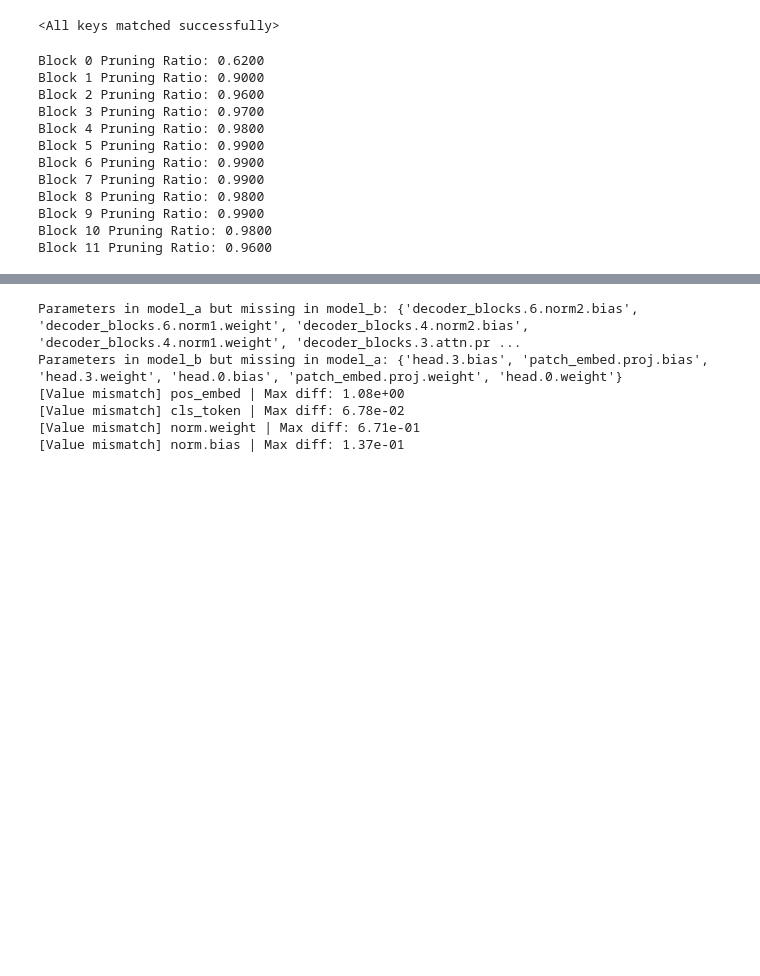
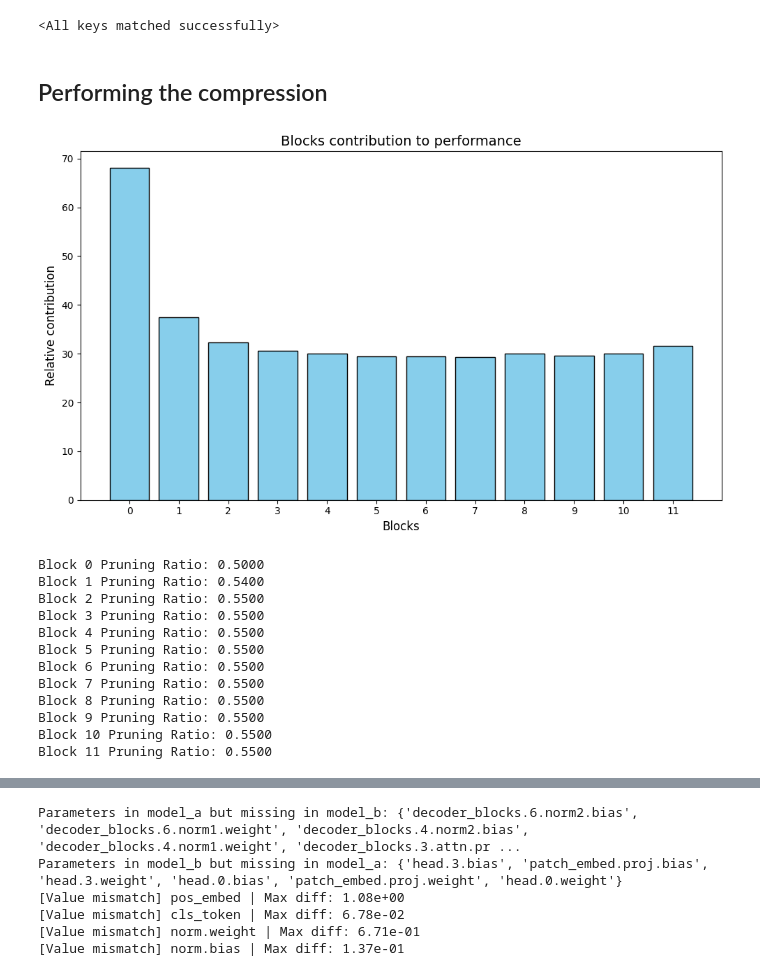
Before and after one commit to Mohammad-Hallaq/tiny-Waves-FM, a Jupyter notebook: Tiny_Waves_experiments/experiments.ipynb, the cells around one changed output, grey strips where cells are left out. Drawn from its saved outputs; the diff is of its cells as text; code cells hidden in the pictures; blank space fills up the shorter version.

```diff
--- a/Tiny_Waves_experiments/experiments.ipynb
+++ b/Tiny_Waves_experiments/experiments.ipynb
@@ -588,6 +609,8 @@ def perplexity_analysis_with_contributions(original_model, device, metric, measu
         weighted_importance_scores.append(weighted_importance)
 
     return weighted_importance_scores
+# %% [markdown]
+## Performing the compression
 # %%
 def forward(self, x):
     """https://github.com/huggingface/pytorch-image-models/blob/054c763fcaa7d241564439ae05fbe919ed85e614/timm/models/vision_transformer.py#L79"""
@@ -629,13 +652,28 @@ relative_contribution = perplexity_analysis_with_contributions(
 # %%
 relative_contribution = [np.float64(68.08877057598382),
  np.float64(37.40626909822759),
  np.float64(32.281119143100256),
  np.float64(30.637165097452176),
  np.float64(30.020183495139563),
  np.float64(29.474453270385183),
  np.float64(29.440264146737952),
  np.float64(29.357529826182528),
  np.float64(29.954904338606084),
  np.float64(29.66567846836903),
  np.float64(30.0643648149045),
  np.float64(31.607907928914102)]
+
+x = np.arange(len(relative_contribution))
+
+plt.figure(figsize=(10,6))
+plt.bar(x, relative_contribution, color='skyblue', edgecolor='black')
+
+plt.xlabel("Blocks", fontsize=12)
+plt.ylabel("Relative contribution", fontsize=12)
+plt.title("Blocks contribution to performance", fontsize=14)
+plt.xticks(x)  # show indices as x-axis labels
+
+plt.tight_layout()
+plt.show()
+# %% [output]
+[figure, added]
@@ -759,7 +784,7 @@ def prune_model(trained_model, device, pruning_ratios, prune_method, data_loader
 
     return model, macs, nparams
 # %%
-max_pruning_ratio = 0.99 # Maximum pruning ratio (99%)
+max_pruning_ratio = 0.9 # Maximum pruning ratio (99%)
 k = 5 # Controls the intensity of the scaling
 
 pruning_ratios = calculate_pruning_ratios(relative_contribution, max_pruning_ratio, k)
@@ -768,18 +793,18 @@ pruning_ratios = calculate_pruning_ratios(relative_contribution, max_pruning_rat
 for i, ratio in enumerate(pruning_ratios):
     print(f"Block {i} Pruning Ratio: {ratio:.4f}")
 # %% [output]
-Block 0 Pruning Ratio: 0.6200
-Block 1 Pruning Ratio: 0.9000
-Block 2 Pruning Ratio: 0.9600
-Block 3 Pruning Ratio: 0.9700
-Block 4 Pruning Ratio: 0.9800
-Block 5 Pruning Ratio: 0.9900
-Block 6 Pruning Ratio: 0.9900
-Block 7 Pruning Ratio: 0.9900
-Block 8 Pruning Ratio: 0.9800
-Block 9 Pruning Ratio: 0.9900
-Block 10 Pruning Ratio: 0.9800
-Block 11 Pruning Ratio: 0.9600
+Block 0 Pruning Ratio: 0.5000
+Block 1 Pruning Ratio: 0.5400
+Block 2 Pruning Ratio: 0.5500
+Block 3 Pruning Ratio: 0.5500
+Block 4 Pruning Ratio: 0.5500
+Block 5 Pruning Ratio: 0.5500
+Block 6 Pruning Ratio: 0.5500
+Block 7 Pruning Ratio: 0.5500
+Block 8 Pruning Ratio: 0.5500
+Block 9 Pruning Ratio: 0.5500
+Block 10 Pruning Ratio: 0.5500
+Block 11 Pruning Ratio: 0.5500
 # %%
 data_loaders = [data_loader_train_one, data_loader_train_two, data_loader_train_three]
 pruned_model, macs, nparams = prune_model(model, device, pruning_ratios, 'channel_pruning_Taylor_importance', data_loaders)
```
Also changed, not shown: parts of 18 cells of this notebook, 11 other files.
